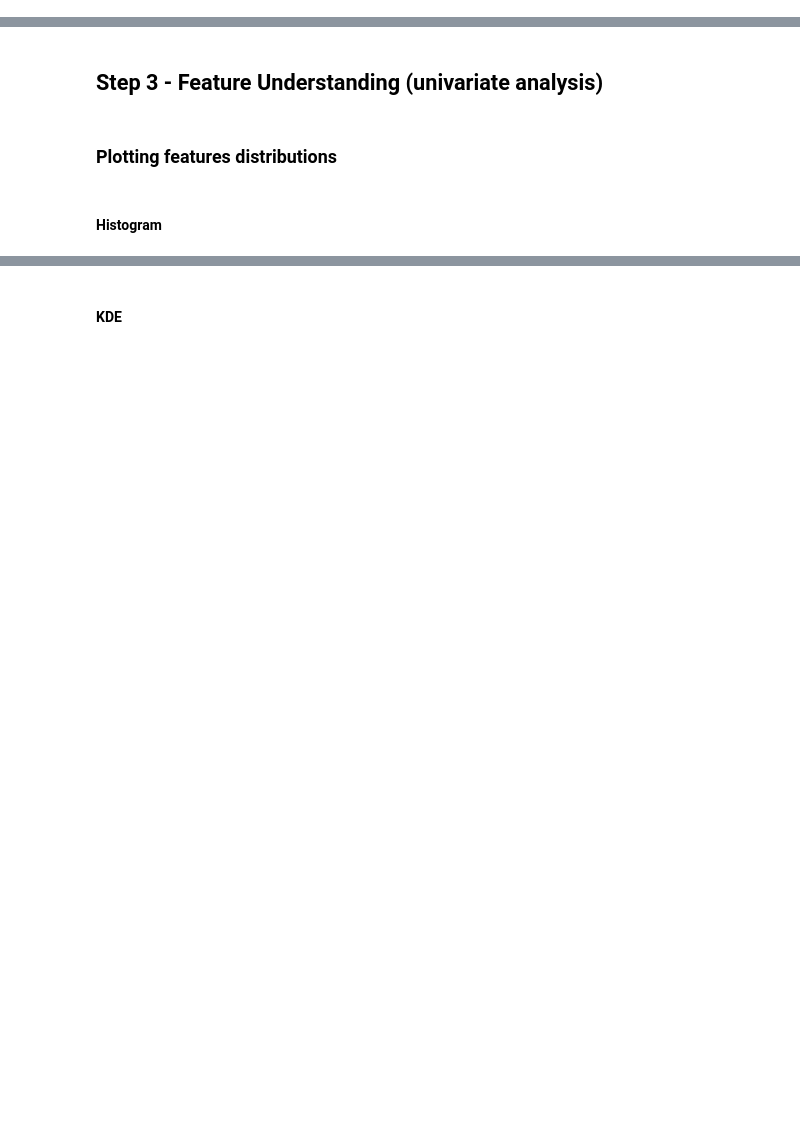
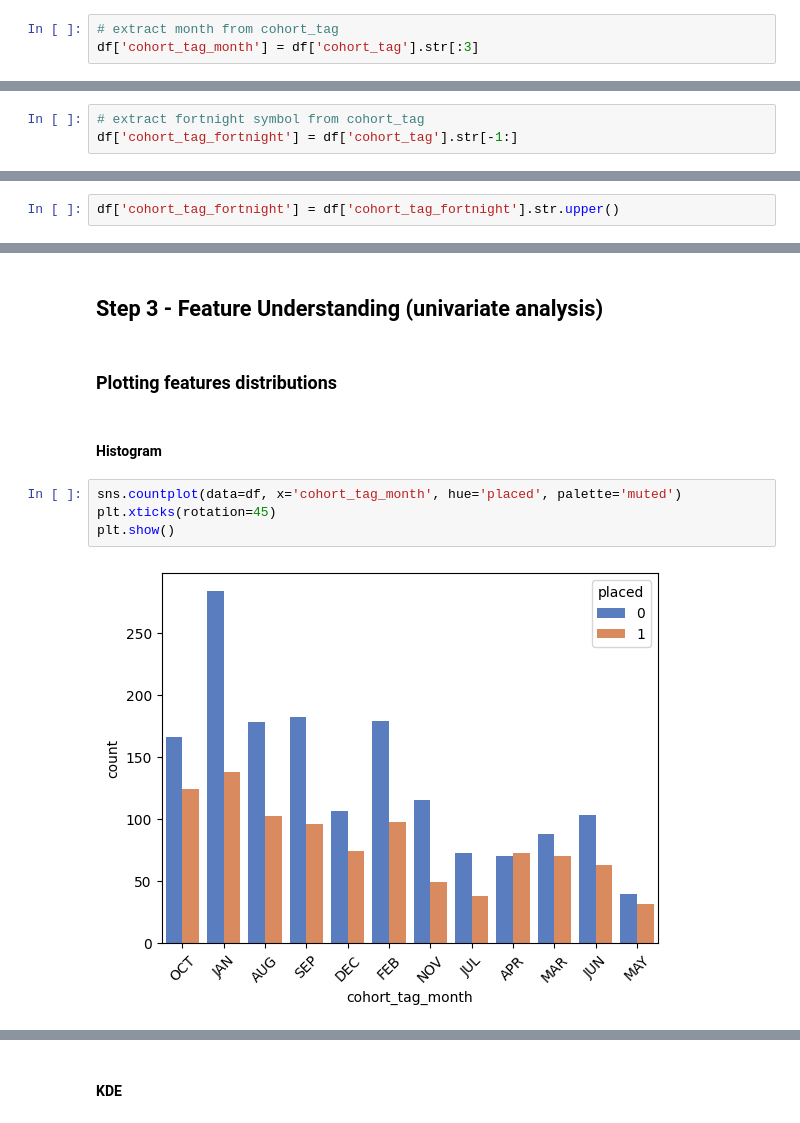
Before and after one commit to Nedalotfi13/Pathrise_Group_Repo, a Jupyter notebook: pathrise-EDA.ipynb, the cells around one changed output, grey strips where cells are left out. Drawn from its saved outputs; the diff is of its cells as text; blank space fills up the shorter version.

```diff
--- a/pathrise-EDA.ipynb
+++ b/pathrise-EDA.ipynb
@@ -72,0 +297,3 @@ df.describe()
+# %%
+# extract month from cohort_tag
+df['cohort_tag_month'] = df['cohort_tag'].str[:3]
@@ -72,0 +305,3 @@ df.describe()
+# %%
+# extract fortnight symbol from cohort_tag
+df['cohort_tag_fortnight'] = df['cohort_tag'].str[-1:]
@@ -72,0 +312,2 @@ df.describe()
+# %%
+df['cohort_tag_fortnight'] = df['cohort_tag_fortnight'].str.upper()
@@ -76,3 +321,9 @@ df.describe()
 ### Plotting features distributions
 # %% [markdown]
 #### Histogram
+# %%
+sns.countplot(data=df, x='cohort_tag_month', hue='placed', palette='muted')
+plt.xticks(rotation=45)
+plt.show()
+# %% [output]
+[figure, added]
```
Also changed, not shown: parts of 48 cells of this notebook.
